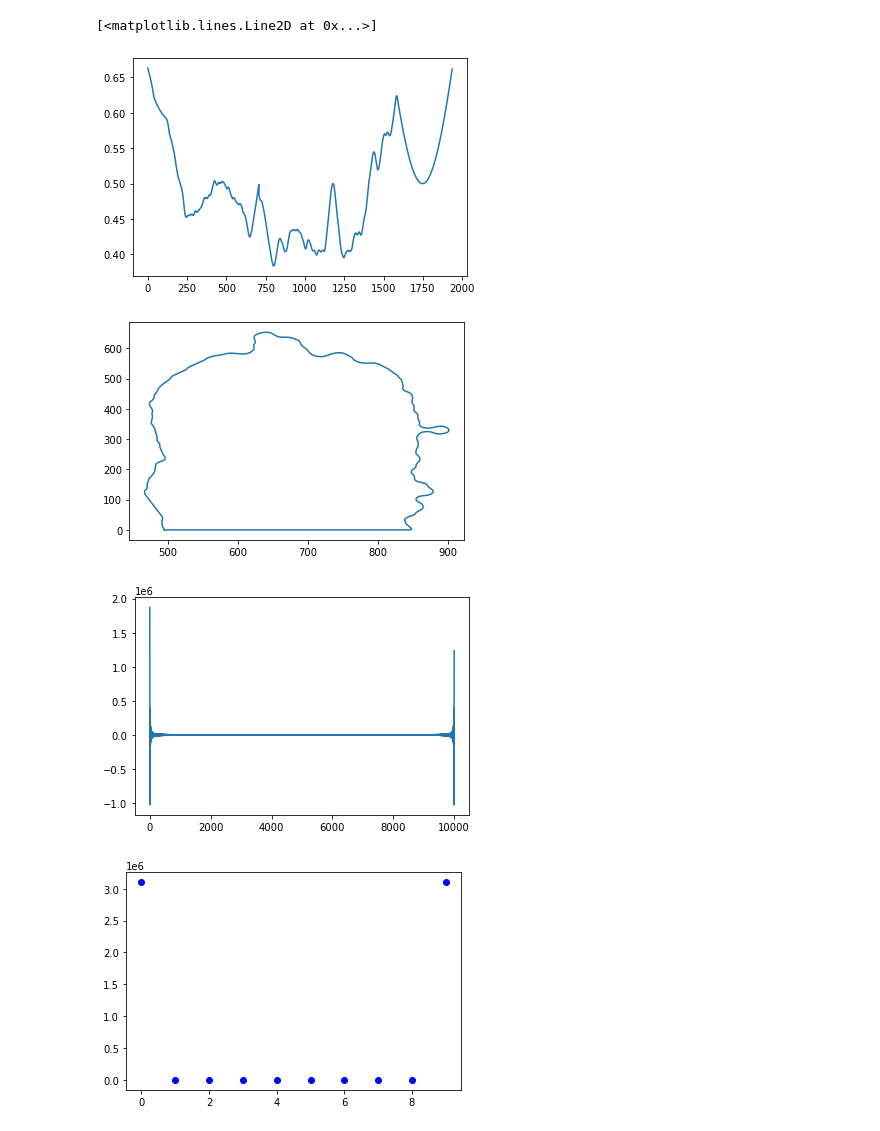
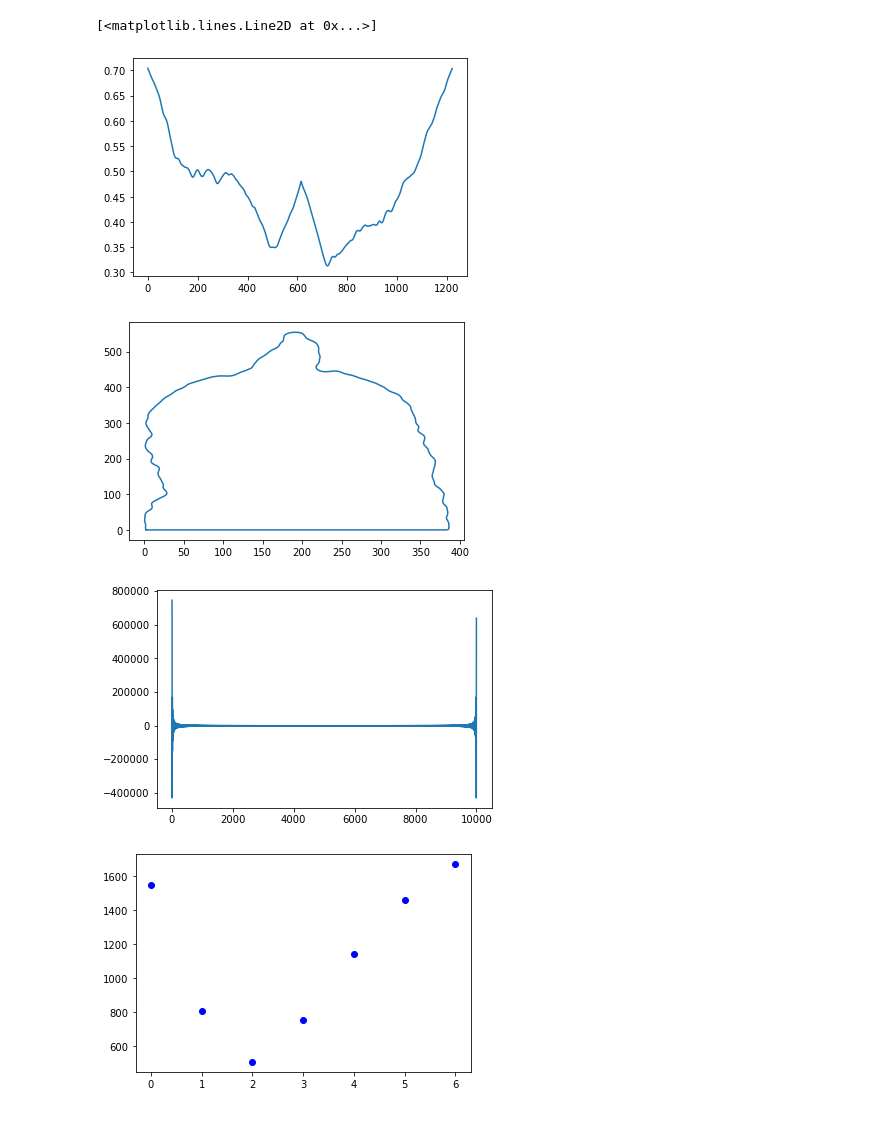
Before and after one commit to zwinkler/Automated-BCS, a Jupyter notebook: Automated BCS.ipynb, the cells around one changed output. Cells and saved outputs as stored; diff of their text form; code cells hidden in the pictures.

```diff
--- a/Automated BCS.ipynb
+++ b/Automated BCS.ipynb
@@ -178,6 +178,8 @@ for i, c in enumerate(contours):
 #     Find the orientation of each shape
     angle = getOrientation(c, src)
     angle = np.rad2deg(angle)-90
+    if angle < -180:
+        angle = angle+180
 #cv.imshow('Orientation Lines', src)
 
 # cnt = max(contours, key=cv2.contourArea)
@@ -209,12 +211,22 @@ if k == '27':
 plt.figure()
 plt.imshow(rotated_cow)
 
+for i in range(np.shape(cow_mask)[0]):
+    if np.sum(cow_mask[i, :]) != 0:
+        len_top_row = int(np.sum(cow_mask[i, :])/255)
+        break
+print(len_top_row)
+crop_length = int(len_top_row*np.tan(abs(np.deg2rad(angle))))
+print(crop_length)
 # max_y = np.max(np.where(rotated_cow == 255)[0])
 # min_y = np.min(np.where(rotated_cow == 255)[0])
 
 
 # max_x = np.max(np.where(rotated_cow == 255)[1])
 # min_x = np.min(np.where(rotated_cow == 255)[1])
+
+#-------------------------------------------------Consider finding the maximums and minimums using sums
+
 
 cnt, _ = cv2.findContours(rotated_cow, cv2.RETR_TREE, cv2.CHAIN_APPROX_NONE)
 max_cnt = max(cnt, key=cv2.contourArea)
@@ -227,10 +239,14 @@ min_y_crop = np.min(reshaped_contour[::, 0])
 
 
 max_x_crop = np.max(reshaped_contour[::, 1])
-min_x_crop = np.min(reshaped_contour[::, 1])
+# min_x_crop = np.min(reshaped_contour[::, 1]) #needs to be fixed somehow------------------------------------------
+min_x_crop = crop_length
 
 print(min_x_crop, max_x_crop)
 cropped_cow = rotated_cow[min_x_crop:max_x_crop, min_y_crop:max_y_crop]
+cnt, _ = cv2.findContours(cropped_cow, cv2.RETR_TREE, cv2.CHAIN_APPROX_NONE)
+max_cnt = max(cnt, key=cv2.contourArea)
+reshaped_contour = np.asarray(max_cnt).reshape((np.shape(max_cnt)[0], 2))
 
 # img_seg = max(skimage.measure.label(np.where(cropped_cow != 0, 255, 0), background = 0, connectivity=2), key=np.sum())
 # plt.figure()
@@ -298,0 +317,12 @@ plt.axis('off')
+# %%
+count = 0
+for i in range(0, np.shape(cropped_cow)[1]):
+    if cropped_cow[0, i] > 0:
+        count+=1
+
+plt.figure()
+plt.plot(smoothed_contour[0:-count,0], smoothed_contour[0:-count,1])
+
+fin_contour = np.zeros((np.shape(smoothed_contour)[0]-count, 2))
+fin_contour[:, 0] = smoothed_contour[0:-count, 0]
+fin_contour[:, 1] = smoothed_contour[0:-count, 1]
@@ -304,7 +336,7 @@ max_x = np.max(smoothed_contour[:,0])
 min_y = np.min(smoothed_contour[:,1])
 max_y = np.max(smoothed_contour[:,1])
 
-normalized_contour = np.asarray([(smoothed_contour[:,0]-min_x)/(max_x-min_x), (smoothed_contour[:,1]-min_y)/(max_y-min_y)]).T
+normalized_contour = np.asarray([(fin_contour[:,0]-min_x)/(max_x-min_x), (fin_contour[:,1]-min_y)/(max_y-min_y)]).T
 # print(np.max(normalized_contour))
 
 
@@ -377,36 +411,36 @@ Text(0, 0.5, 'Magnitude')
 # %%
 f = np.arange(0, 10)
 #s = np.arange(0, np.shape(B)[1])
 # smoothed_contour
 s = np.zeros(np.shape(cow_sig_2d)[0], dtype=complex)
 for k in range(np.shape(cow_sig_2d)[0]):
     s[k] = float(cow_sig_2d[k][0]) + float(cow_sig_2d[k][1])*1j
 
 S = scipy.fft.fft(s, n=10000)
   # print(s[1])
   # print(type(s[1]))
 for k in range(0,10):
     f[k] = np.abs(S[k*1000:(k+1)*1000].sum())
 
 
 plt.figure()
 plt.plot(cow_sig_2d[:,0], cow_sig_2d[:,1])
 
 plt.figure()
 plt.plot(smoothed_contour[:,0], smoothed_contour[:,1])
 
 plt.figure()
 plt.plot(S)
 
 
 plt.figure()
-plt.plot(f, 'bo')
+plt.plot(f[1:-2], 'bo')
 # %% [output]
 [<matplotlib.lines.Line2D at 0x...>]
-[figure, old version]
+[figure, new version]
-[figure, old version]
+[figure, new version]
-[figure, old version]
+[figure, new version]
-[figure, old version]
+[figure, new version]
 # %%
 #-------Anatomical Landmarks---------
 #-------Rotate Source Image----------
```
Also changed, not shown: parts of 17 cells of this notebook, 1 other file.
